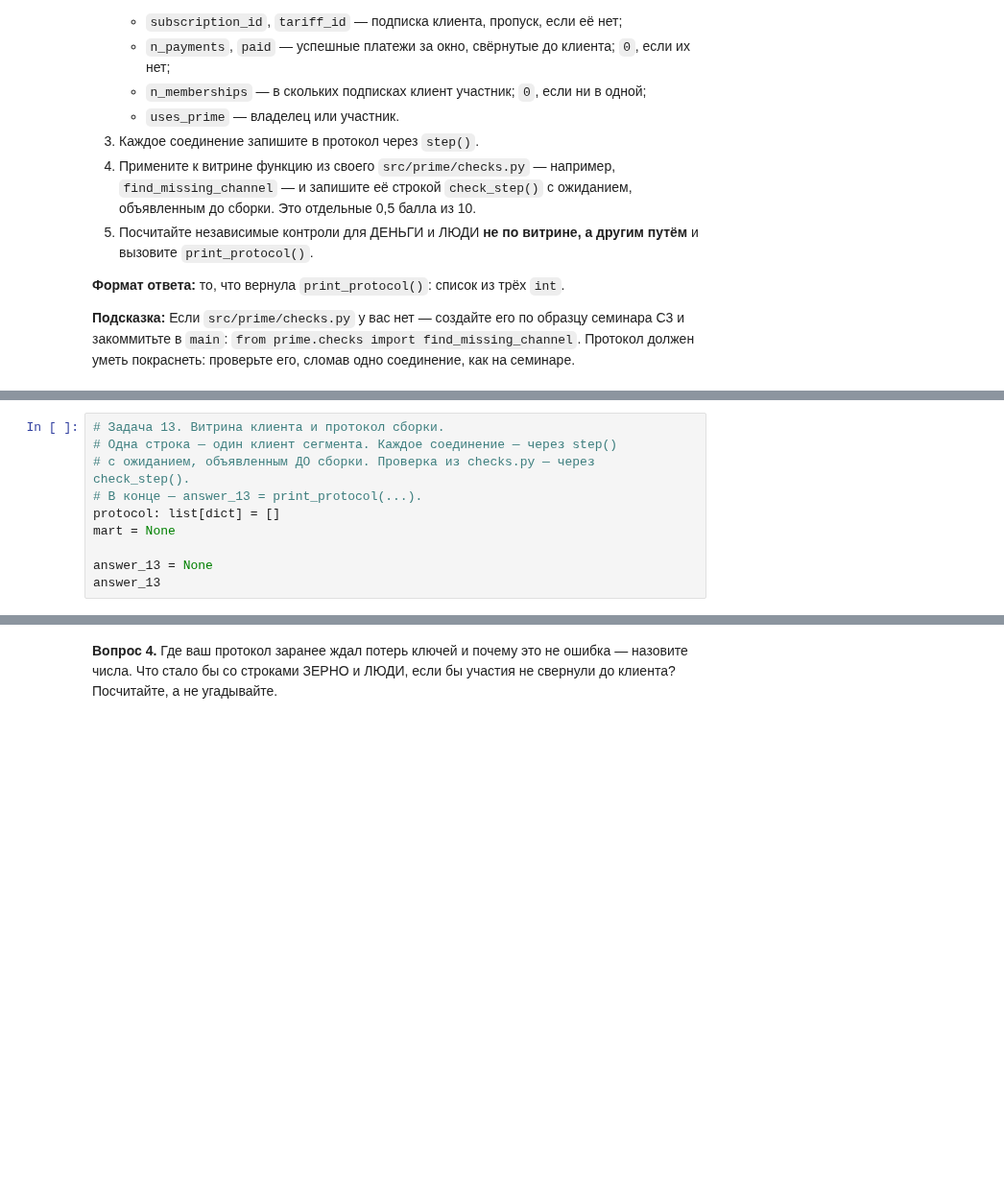
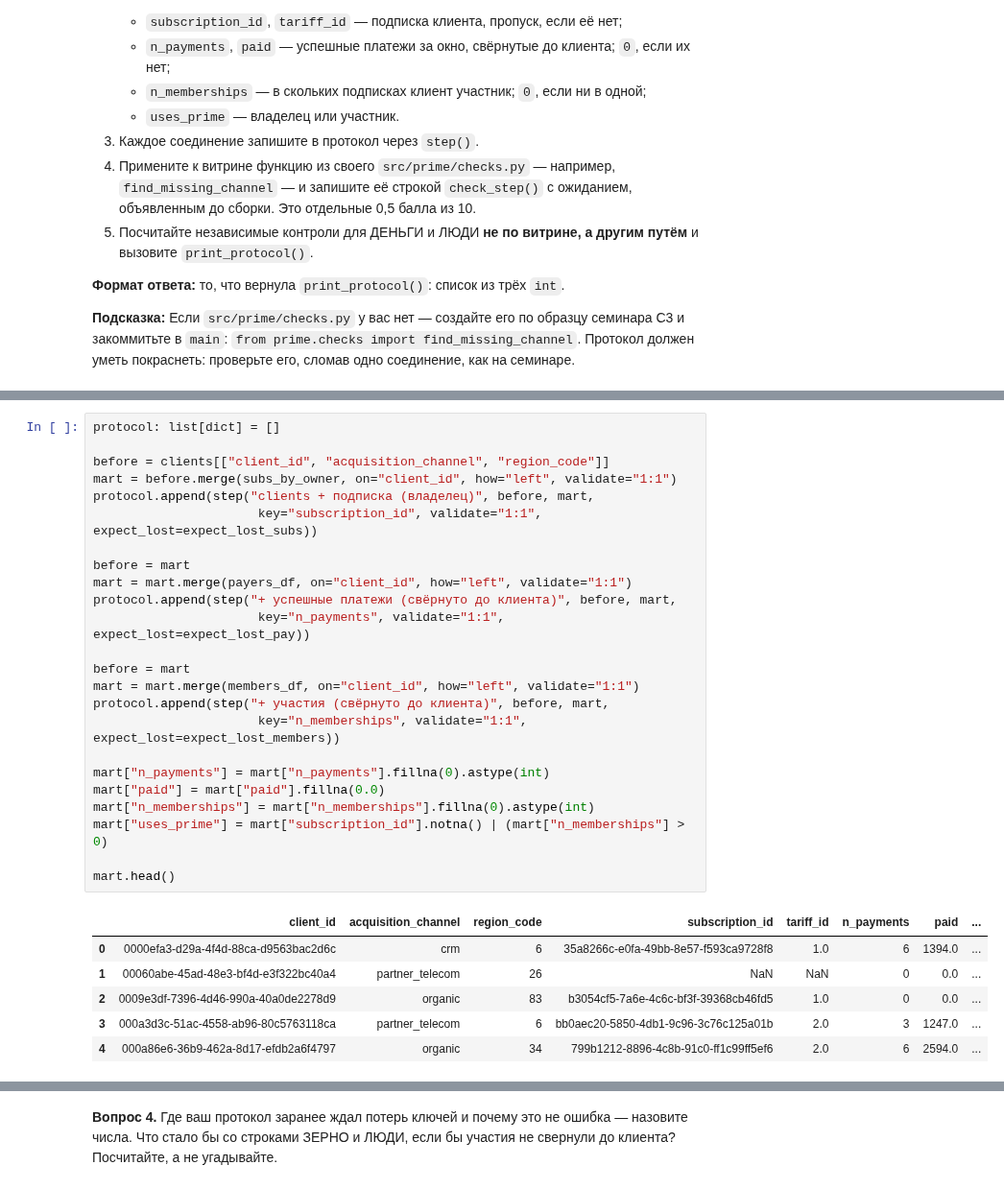
Before and after one commit to iefremenkov/badsf_prime_monitor_efremenkov, a Jupyter notebook: notebooks/hw2.ipynb, the cells around one changed output, grey strips where cells are left out. Shown at 96% size. Drawn from its saved outputs; the diff is of its cells as text; blank space fills up the shorter version.

Commit message:
Решенное ДЗ-2, checks.py и декларация

```diff
--- a/notebooks/hw2.ipynb
+++ b/notebooks/hw2.ipynb
@@ -657,10 +983,31 @@ print("функции протокола готовы")
 # %%
-# Задача 13. Витрина клиента и протокол сборки.
-# Одна строка — один клиент сегмента. Каждое соединение — через step()
-# с ожиданием, объявленным ДО сборки. Проверка из checks.py — через check_step().
-# В конце — answer_13 = print_protocol(...).
 protocol: list[dict] = []
-mart = None
 
-answer_13 = None
-answer_13
+before = clients[["client_id", "acquisition_channel", "region_code"]]
+mart = before.merge(subs_by_owner, on="client_id", how="left", validate="1:1")
+protocol.append(step("clients + подписка (владелец)", before, mart,
+                      key="subscription_id", validate="1:1", expect_lost=expect_lost_subs))
+
+before = mart
+mart = mart.merge(payers_df, on="client_id", how="left", validate="1:1")
+protocol.append(step("+ успешные платежи (свёрнуто до клиента)", before, mart,
+                      key="n_payments", validate="1:1", expect_lost=expect_lost_pay))
+
+before = mart
+mart = mart.merge(members_df, on="client_id", how="left", validate="1:1")
+protocol.append(step("+ участия (свёрнуто до клиента)", before, mart,
+                      key="n_memberships", validate="1:1", expect_lost=expect_lost_members))
+
+mart["n_payments"] = mart["n_payments"].fillna(0).astype(int)
+mart["paid"] = mart["paid"].fillna(0.0)
+mart["n_memberships"] = mart["n_memberships"].fillna(0).astype(int)
+mart["uses_prime"] = mart["subscription_id"].notna() | (mart["n_memberships"] > 0)
+
+mart.head()
+# %% [output]
+|  | client_id | acquisition_channel | region_code | subscription_id | tariff_id | n_payments | paid | ... |
+| 0 | 0000efa3-d29a-4f4d-88ca-d9563bac2d6c | crm | 6 | 35a8266c-e0fa-49bb-8e57-f593ca9728f8 | 1.0 | 6 | 1394.0 | ... |
+| 1 | 00060abe-45ad-48e3-bf4d-e3f322bc40a4 | partner_telecom | 26 | NaN | NaN | 0 | 0.0 | ... |
+| 2 | 0009e3df-7396-4d46-990a-40a0de2278d9 | organic | 83 | b3054cf5-7a6e-4c6c-bf3f-39368cb46fd5 | 1.0 | 0 | 0.0 | ... |
+| 3 | 000a3d3c-51ac-4558-ab96-80c5763118ca | partner_telecom | 6 | bb0aec20-5850-4db1-9c96-3c76c125a01b | 2.0 | 3 | 1247.0 | ... |
+| 4 | 000a86e6-36b9-462a-8d17-efdb2a6f4797 | organic | 34 | 799b1212-8896-4c8b-91c0-ff1c99ff5ef6 | 2.0 | 6 | 2594.0 | ... |
```
Also changed, not shown: parts of 37 cells of this notebook, 2 other files.
